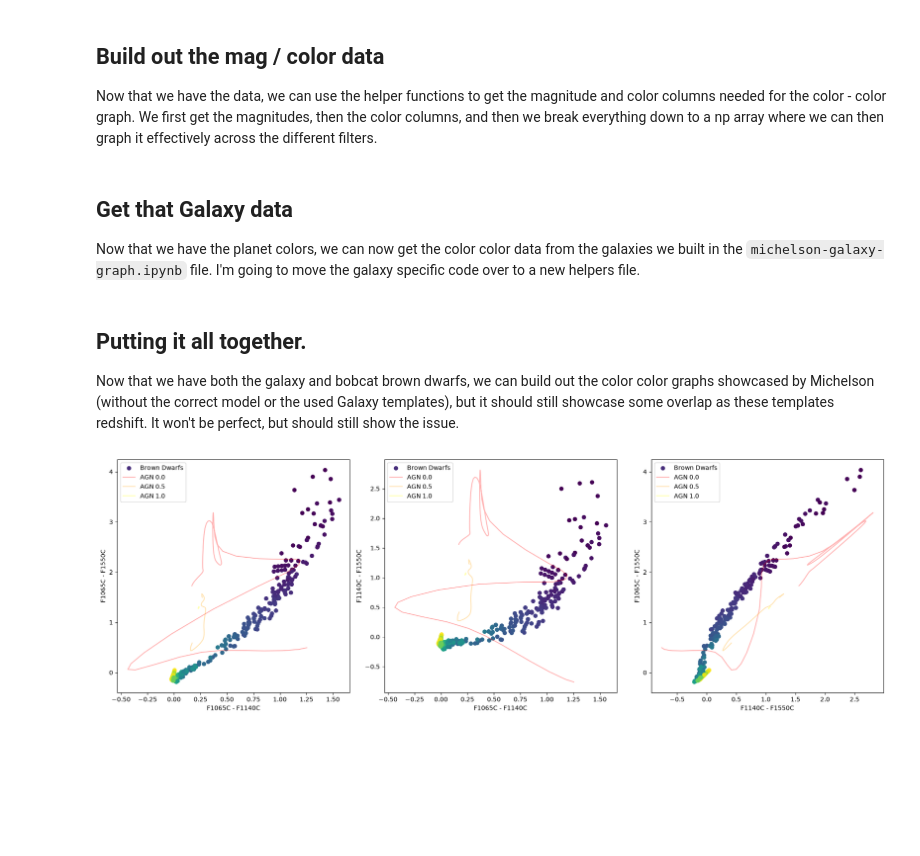
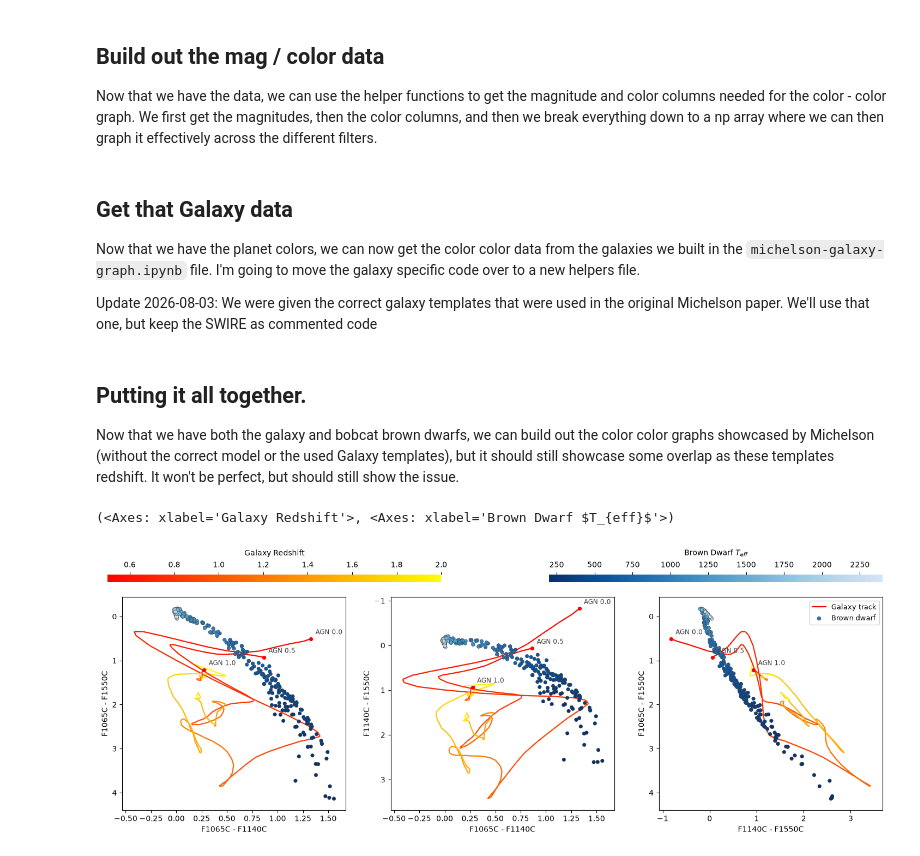
Before and after one commit to mitchell-foote/dwarfhunt, a Jupyter notebook: michelson-repro/michelson-bobcat-repro.ipynb, the cells around one changed output. Saved outputs shown, nothing was run; the diff lists cells and outputs as text; code cells hidden in the pictures; blank space fills up the shorter version.

Commit message:
added Dr pope files, got updated graphs based on real galaxy agn templates

```diff
--- a/michelson-repro/michelson-bobcat-repro.ipynb
+++ b/michelson-repro/michelson-bobcat-repro.ipynb
@@ -62,42 +63,64 @@ names, colors = helpers.color_color_matrix(bobcat_planets)
 ## Get that Galaxy data
 
 Now that we have the planet colors, we can now get the color color data from the galaxies we built in the `michelson-galaxy-graph.ipynb` file. I'm going to move the galaxy specific code over to a new helpers file.
+
+Update 2026-08-03: We were given the correct galaxy templates that were used in the original Michelson paper. We'll use that one, but keep the SWIRE as commented code
 # %%
-AGN_00_data = galaxy_helpers.galaxy_color_color_data('./galaxy-data/swire-library/N6090_template_norm.sed')
-AGN_05_data = galaxy_helpers.galaxy_color_color_data('./galaxy-data/swire-library/Mrk231_template_norm.sed')
-AGN_10_data = galaxy_helpers.galaxy_color_color_data('./galaxy-data/swire-library/QSO1_template_norm.sed')
+# AGN_00_data = galaxy_helpers.galaxy_color_color_data('./galaxy-data/swire-library/N6090_template_norm.sed')
+# AGN_05_data = galaxy_helpers.galaxy_color_color_data('./galaxy-data/swire-library/Mrk231_template_norm.sed')
+# AGN_10_data = galaxy_helpers.galaxy_color_color_data('./galaxy-data/swire-library/QSO1_template_norm.sed')
+
+AGN_00_data = galaxy_helpers.galaxy_color_color_data_k15('./galaxy-data/K15_templates/MIR_library/MIR0.0.txt')
+AGN_05_data = galaxy_helpers.galaxy_color_color_data_k15('./galaxy-data/K15_templates/MIR_library/MIR0.5.txt')
+AGN_10_data = galaxy_helpers.galaxy_color_color_data_k15('./galaxy-data/K15_templates/MIR_library/MIR1.0.txt')
 # %% [markdown]
 ## Putting it all together.
 
 Now that we have both the galaxy and bobcat brown dwarfs, we can build out the color color graphs showcased by Michelson (without the correct model or the used Galaxy templates), but it should still showcase some overlap as these templates redshift. It won't be perfect, but should still show the issue.
 # %%
-fix, ax = plt.subplots(1,3, figsize=(18,6))
+from matplotlib.colors import Normalize
 
-# Color-Color 1 1065 - 1140 (x) vs 1065 - 1550 (y)
-# Planets
-ax[0].scatter(colors[:, names.index('F1065C - F1140C')], colors[:, names.index('F1065C - F1550C')], c=bobcat_planets["teff"], cmap='viridis', label='Brown Dwarfs')
-galaxy_helpers.plot_color_color(AGN_00_data, 'AGN 0.0', ax[0], 'red', 0, 2, 'F1065C - F1140C', 'F1065C - F1550C')
-galaxy_helpers.plot_color_color(AGN_05_data, 'AGN 0.5', ax[0], 'orange', 0, 2, 'F1065C - F1140C', 'F1065C - F1550C')
-galaxy_helpers.plot_color_color(AGN_10_data, 'AGN 1.0', ax[0], 'yellow', 0, 2, 'F1065C - F1140C', 'F1065C - F1550C')
-ax[0].set_xlabel('F1065C - F1140C')
-ax[0].set_ylabel('F1065C - F1550C')
+fig, ax = plt.subplots(1, 3, figsize=(18, 5.5))
 
-# Color-Color 2 F1065 - F1140 (x) vs F1140 - F1550 (y)
-ax[1].scatter(colors[:, names.index('F1065C - F1140C')], colors[:, names.index('F1140C - F1550C')], c=bobcat_planets["teff"], cmap='viridis', label='Brown Dwarfs')
-galaxy_helpers.plot_color_color(AGN_00_data, 'AGN 0.0', ax[1], 'red', 0, 1, 'F1065C - F1140C', 'F1140C - F1550C')
-galaxy_helpers.plot_color_color(AGN_05_data, 'AGN 0.5', ax[1], 'orange', 0, 1, 'F1065C - F1140C', 'F1140C - F1550C')
-galaxy_helpers.plot_color_color(AGN_10_data, 'AGN 1.0', ax[1], 'yellow', 0, 1, 'F1065C - F1140C', 'F1140C - F1550C')
-ax[1].set_xlabel('F1065C - F1140C')
-ax[1].set_ylabel('F1140C - F1550C')
+# Shared norms so all three panels -- and the two colorbars -- mean the same
+# thing everywhere. Temperature and redshift are both continuous magnitudes,
+# so each gets a sequential colormap; the three AGN tracks share one colormap
+# and are told apart by the label written at the start of each track.
+teff = bobcat_planets["teff"]
+teff_norm = Normalize(vmin=np.min(teff), vmax=np.max(teff))
+z_norm = Normalize(vmin=AGN_00_data["redshift"].min(),
+                   vmax=AGN_00_data["redshift"].max())
 
-# Color-Color 3 F1140 - F1550 (x) vs F1065 - F1550 (y)
-ax[2].scatter(colors[:, names.index('F1140C - F1550C')], colors[:, names.index('F1065C - F1550C')], c=bobcat_planets["teff"], cmap='viridis', label='Brown Dwarfs')
-galaxy_helpers.plot_color_color(AGN_00_data, 'AGN 0.0', ax[2], 'red', 1, 2, 'F1140C - F1550C', 'F1065C - F1550C')
-galaxy_helpers.plot_color_color(AGN_05_data, 'AGN 0.5', ax[2], 'orange', 1, 2, 'F1140C - F1550C', 'F1065C - F1550C')
-galaxy_helpers.plot_color_color(AGN_10_data, 'AGN 1.0', ax[2], 'yellow', 1, 2, 'F1140C - F1550C', 'F1065C - F1550C')
-ax[2].set_xlabel('F1140C - F1550C')
-ax[2].set_ylabel('F1065C - F1550C')
+galaxy_tracks = [
+    (AGN_00_data, 'AGN 0.0'),
+    (AGN_05_data, 'AGN 0.5'),
+    (AGN_10_data, 'AGN 1.0'),
+]
 
-plt.tight_layout()
+# (x label, y label, x index, y index) -- indices are for the tuple-list shape
+panels = [
+    ('F1065C - F1140C', 'F1065C - F1550C', 0, 2),
+    ('F1065C - F1140C', 'F1140C - F1550C', 0, 1),
+    ('F1140C - F1550C', 'F1065C - F1550C', 1, 2),
+]
+
+for axis, (x_label, y_label, x_idx, y_idx) in zip(ax, panels):
+    dwarf_handle = ccplots.plot_dwarfs(
+        axis,
+        colors[:, names.index(x_label)],
+        colors[:, names.index(y_label)],
+        teff, teff_norm)
+    for data, label in galaxy_tracks:
+        galaxy_handle = ccplots.plot_galaxy_track(
+            data, axis, x_idx, y_idx, x_label, y_label, z_norm, label=label)
+    # style_panel flips the y axis, so it has to run after the data is drawn
+    ccplots.style_panel(axis, x_label, y_label)
+
+# One set of scales for the whole figure rather than per-panel copies.
+ccplots.add_figure_scales(fig, ax, dwarf_handle, galaxy_handle)
+
+# no tight_layout(): the colorbars are placed in explicit figure coordinates,
+# and tight_layout would move the panels out from under them.
 # %% [output]
+(<Axes: xlabel='Galaxy Redshift'>, <Axes: xlabel='Brown Dwarf $T_{eff}$'>)
-[figure, old version]
+[figure, new version]
```
Also changed, not shown: parts of 1 cell of this notebook, 34 other files.
